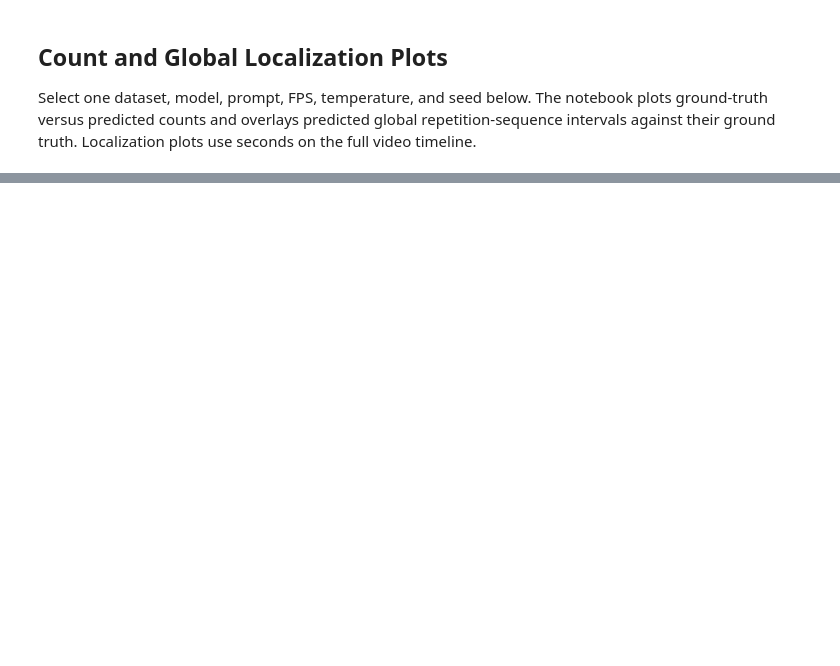
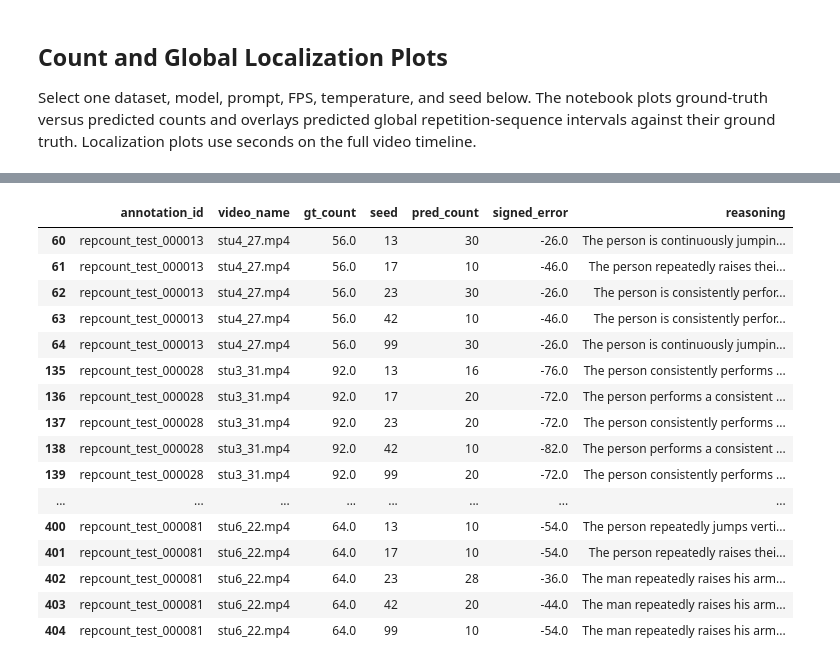
Before and after one commit to ciampluca/audiovisual-video-repetition-counting, a Jupyter notebook: benchmark_results.ipynb, the cells around one changed output, grey strips where cells are left out. Cells and saved outputs as stored; diff of their text form; code cells hidden in the pictures; blank space fills up the shorter version.

```diff
--- a/benchmark_results.ipynb
+++ b/benchmark_results.ipynb
@@ -669,0 +749,70 @@ else:
+# %%
+def show_worst_count_errors(dataset_name, top_n=10):
+    dataset_slug = dataset_name.casefold()
+    path = (
+        RESULTS_ROOT / dataset_slug / "qwen3-vl-8b" / "video-only"
+        / "count-repetitions" / "fps-15" / "temperature-0.2"
+        / "predictions.csv"
+    )
+    columns = {
+        "dataset", "annotation_id", "video_name", "gt_count", "pred_count",
+        "signed_error", "abs_error", "reasoning", "status", "seed",
+        "prompt_name", "fps", "temperature",
+    }
+    data = pd.read_csv(path, usecols=lambda column: column in columns)
+    for column in ("gt_count", "pred_count", "signed_error", "abs_error", "seed"):
+        data[column] = pd.to_numeric(data[column], errors="coerce")
+
+    data = data[
+        data["dataset"].str.casefold().eq(dataset_slug)
+        & data["prompt_name"].eq("Count Repetitions")
+        & data["fps"].eq(15.0)
+        & data["temperature"].eq(0.2)
+        & data["status"].eq("ok")
+        & data["pred_count"].notna()
+    ].copy()
+
+    summary = data.groupby(
+        ["annotation_id", "video_name"], dropna=False
+    ).agg(
+        gt_count=("gt_count", "first"),
+        seeds=("seed", "nunique"),
+        pred_mean=("pred_count", "mean"),
+        signed_error_mean=("signed_error", "mean"),
+        mean_abs_error=("abs_error", "mean"),
+        max_abs_error=("abs_error", "max"),
+        under_seeds=("signed_error", lambda values: (values < 0).sum()),
+        over_seeds=("signed_error", lambda values: (values > 0).sum()),
+    ).reset_index()
+
+    def direction(row):
+        if row["under_seeds"] == row["seeds"]:
+            return "sottostima in tutti i seed"
+        if row["over_seeds"] == row["seeds"]:
+            return "sovrastima in tutti i seed"
+        if row["under_seeds"] == row["over_seeds"] == 0:
+            return "esatto in tutti i seed"
+        return "segno variabile"
+
+    summary["bias"] = summary.apply(direction, axis=1)
+    top = summary.sort_values(
+        ["mean_abs_error", "max_abs_error"], ascending=False
+    ).head(top_n)
+
+    display(top[[
+        "annotation_id", "video_name", "gt_count", "pred_mean",
+        "signed_error_mean", "bias", "seeds", "mean_abs_error", "max_abs_error",
+    ]].round(2))
+
+    selected_ids = top.head(5)["annotation_id"]
+    details = data[data["annotation_id"].isin(selected_ids)].sort_values(
+        ["annotation_id", "seed"]
+    )
+    display(details[[
+        "annotation_id", "video_name", "gt_count", "seed", "pred_count",
+        "signed_error", "reasoning",
+    ]])
+
+for dataset_name in ("RepCount", "UCFRep"):
+    show_worst_count_errors(dataset_name, top_n=10)
+# %% [output]
@@ -669,0 +830,17 @@ else:
+|  | annotation_id | video_name | gt_count | seed | pred_count | signed_error | reasoning |
+| 60 | repcount_test_000013 | stu4_27.mp4 | 56.0 | 13 | 30 | -26.0 | The person is continuously jumpin... |
+| 61 | repcount_test_000013 | stu4_27.mp4 | 56.0 | 17 | 10 | -46.0 | The person repeatedly raises thei... |
+| 62 | repcount_test_000013 | stu4_27.mp4 | 56.0 | 23 | 30 | -26.0 | The person is consistently perfor... |
+| 63 | repcount_test_000013 | stu4_27.mp4 | 56.0 | 42 | 10 | -46.0 | The person is consistently perfor... |
+| 64 | repcount_test_000013 | stu4_27.mp4 | 56.0 | 99 | 30 | -26.0 | The person is continuously jumpin... |
+| 135 | repcount_test_000028 | stu3_31.mp4 | 92.0 | 13 | 16 | -76.0 | The person consistently performs ... |
+| 136 | repcount_test_000028 | stu3_31.mp4 | 92.0 | 17 | 20 | -72.0 | The person performs a consistent ... |
+| 137 | repcount_test_000028 | stu3_31.mp4 | 92.0 | 23 | 20 | -72.0 | The person consistently performs ... |
+| 138 | repcount_test_000028 | stu3_31.mp4 | 92.0 | 42 | 10 | -82.0 | The person performs a consistent ... |
+| 139 | repcount_test_000028 | stu3_31.mp4 | 92.0 | 99 | 20 | -72.0 | The person consistently performs ... |
+| ... | ... | ... | ... | ... | ... | ... | ... |
+| 400 | repcount_test_000081 | stu6_22.mp4 | 64.0 | 13 | 10 | -54.0 | The person repeatedly jumps verti... |
+| 401 | repcount_test_000081 | stu6_22.mp4 | 64.0 | 17 | 10 | -54.0 | The person repeatedly raises thei... |
+| 402 | repcount_test_000081 | stu6_22.mp4 | 64.0 | 23 | 28 | -36.0 | The man repeatedly raises his arm... |
+| 403 | repcount_test_000081 | stu6_22.mp4 | 64.0 | 42 | 20 | -44.0 | The man repeatedly raises his arm... |
+| 404 | repcount_test_000081 | stu6_22.mp4 | 64.0 | 99 | 10 | -54.0 | The man repeatedly raises his arm... |
```
Also changed, not shown: parts of 6 cells of this notebook, 21 other files.
